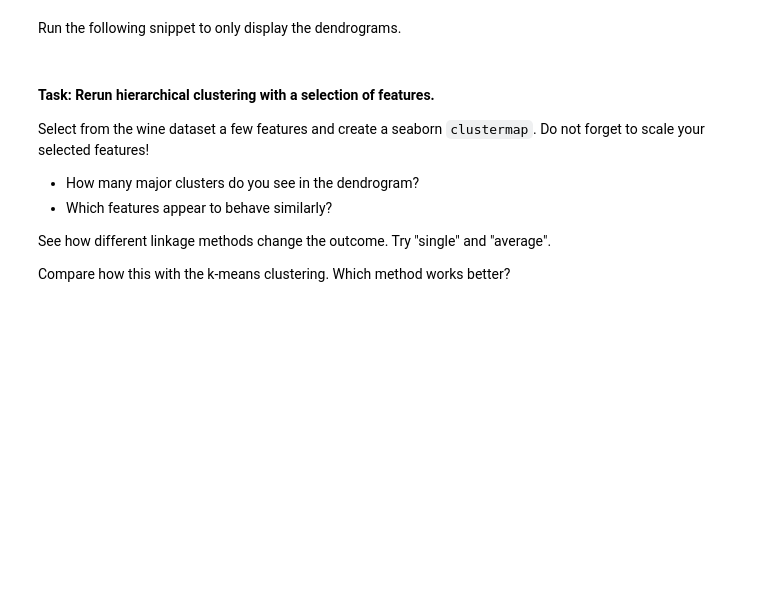
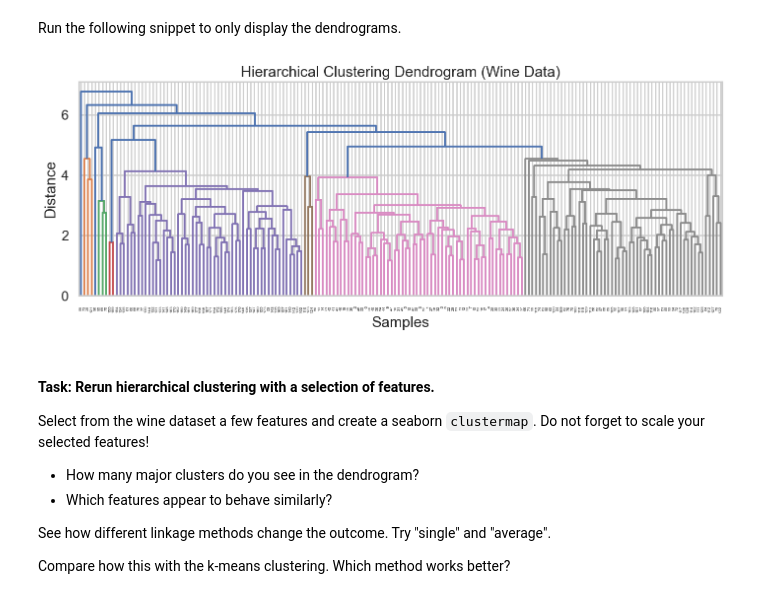
Before and after one commit to schoergj/DSA103, a Jupyter notebook: LifeScienceData/lecture19/visualisation2.ipynb, the cells around one changed output. Drawn from its saved outputs; the diff is of its cells as text; code cells hidden in the pictures; blank space fills up the shorter version.

```diff
--- a/LifeScienceData/lecture19/visualisation2.ipynb
+++ b/LifeScienceData/lecture19/visualisation2.ipynb
@@ -174,16 +206,18 @@ Run the following snippet to only display the dendrograms.
 # %%
 from scipy.cluster.hierarchy import linkage, dendrogram
 
 # Compute linkage matrix
-Z = linkage(df_scaled, method="ward")
+Z = linkage(df_scaled, method="average")
 
 plt.figure(figsize=(12, 5))
 dendrogram(Z, labels=df.index.astype(str), leaf_rotation=90)
 plt.title("Hierarchical Clustering Dendrogram (Wine Data)")
 plt.xlabel("Samples")
 plt.ylabel("Distance")
 plt.tight_layout()
 plt.show()
+# %% [output]
+[figure, added]
 # %% [markdown]
 #### Task: Rerun hierarchical clustering with a selection of features.
 
```
Also changed, not shown: parts of 8 cells of this notebook, 1 other file.
